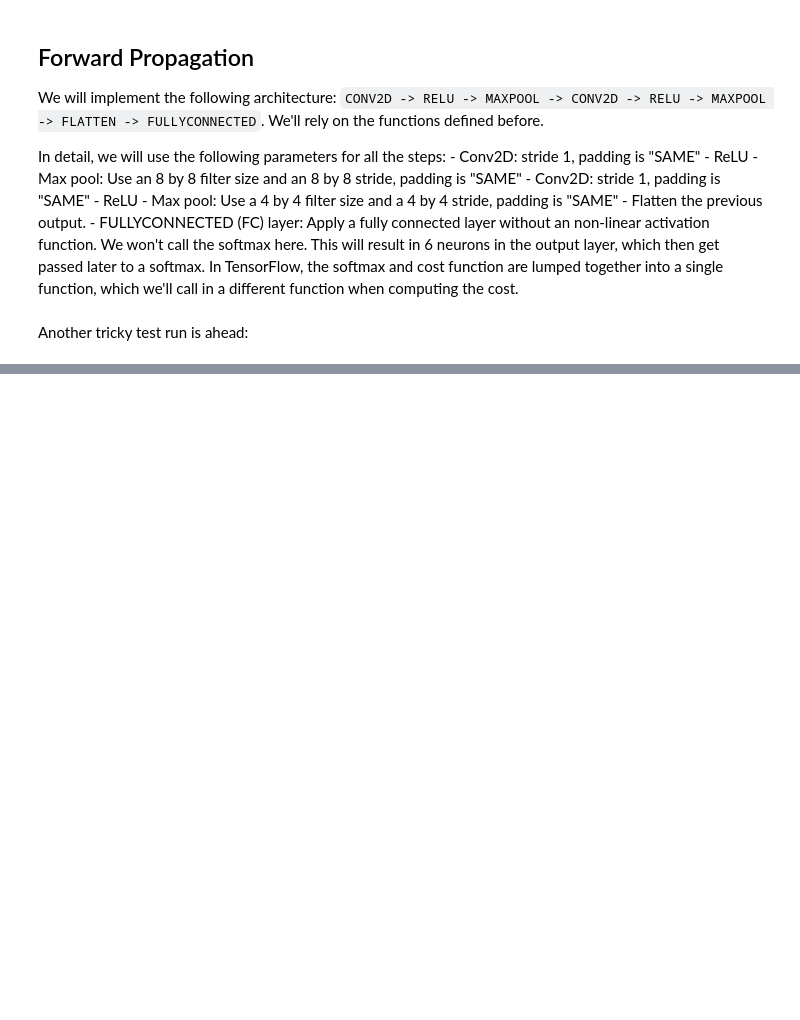
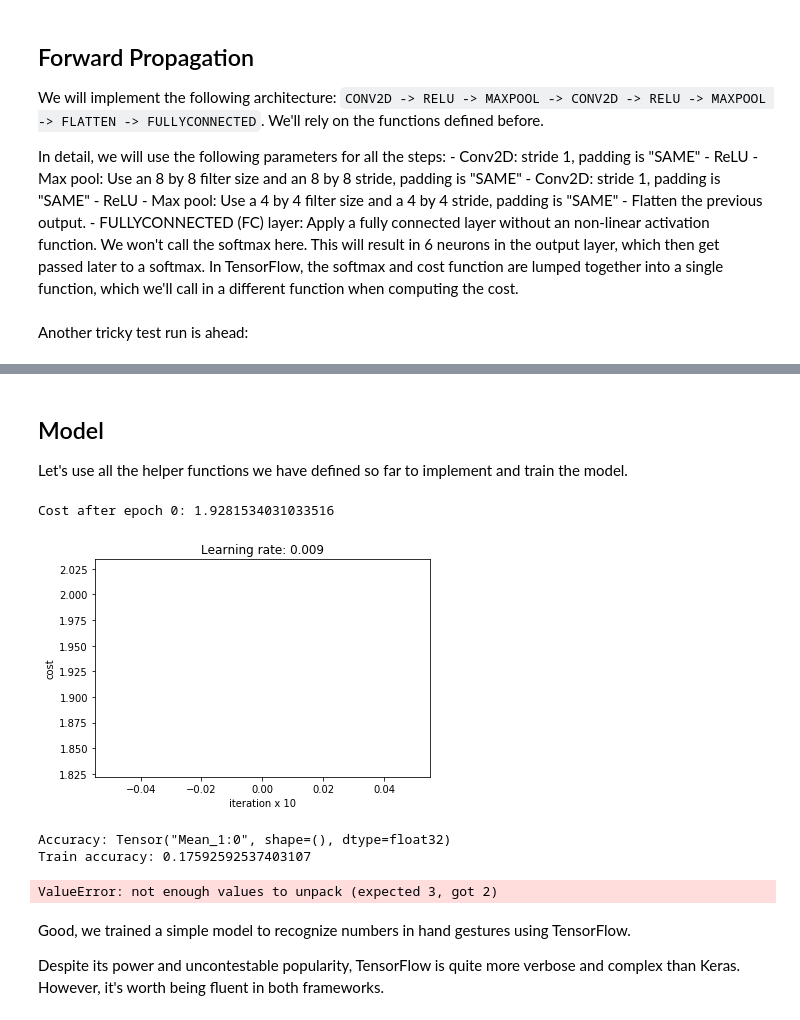
Before and after one commit to jesus-a-martinez-v/sign-recognizer-tf, a Jupyter notebook: SIGN Recognizer.ipynb, the cells around one changed output, grey strips where cells are left out. Saved outputs shown, nothing was run; the diff lists cells and outputs as text; code cells hidden in the pictures; blank space fills up the shorter version.

```diff
--- a/SIGN Recognizer.ipynb
+++ b/SIGN Recognizer.ipynb
@@ -142,14 +142,14 @@ def forward_propagation(X, parameters):
     W2 = parameters['W2']
 
     # Conv2D: stride 1, padding is "SAME"
-    out = tf.nn.conv2d(X, W1, stride=[1, 1, 1, 1], padding='SAME')
+    out = tf.nn.conv2d(X, W1, strides=[1, 1, 1, 1], padding='SAME')
     # RELU
     out = tf.nn.relu(out)
     # Max pool: Use an 8 by 8 filter size and an 8 by 8 stride, padding is "SAME"
     out = tf.nn.max_pool(out, ksize=[1, 8, 8, 1], strides=[1, 8, 8, 1], padding='SAME')
 
     # Conv2D: stride 1, padding is "SAME"
-    out = tf.nn.conv2d(out, W2, stride=[1, 1, 1, 1], padding='SAME')
+    out = tf.nn.conv2d(out, W2, strides=[1, 1, 1, 1], padding='SAME')
     # RELU
     out = tf.nn.relu(out)
     # Max pool: Use a 4 by 4 filter size and a 4 by 4 stride, padding is "SAME"
@@ -163,3 +163,20 @@ def forward_propagation(X, parameters):
     return out
 # %% [markdown]
 Another tricky test run is ahead:
+# %%
+tf.reset_default_graph()
+
+with tf.Session() as s:
+    np.random.seed(1)
+
+    X, y = create_placeholders(64, 64, 3, 6)
+    parameters = initialize_parameters()
+    fp = forward_propagation(X, parameters)
+
+    initializer = tf.global_variables_initializer()
+
+    s.run(initializer)
+
+    result = s.run(fp, {X: np.random.randn(2, 64, 64, 3), y: np.random.randn(2, 6)})
+
+    print(f'Result: {result}')
@@ -165,0 +188,3 @@ Another tricky test run is ahead:
+# %%
+def compute_cost(logits, labels):
+    return tf.reduce_mean(tf.nn.softmax_cross_entropy_with_logits(logits=logits, labels=labels))
@@ -165,0 +193,18 @@ Another tricky test run is ahead:
+# %%
+tf.reset_default_graph()
+
+with tf.Session() as s:
+    np.random.seed(1)
+
+    X, y = create_placeholders(64, 64, 3, 6)
+    parameters = initialize_parameters()
+
+    fp = forward_propagation(X, parameters)
+    cost = compute_cost(fp, y)
+
+    initializer = tf.global_variables_initializer()
+    s.run(initializer)
+
+    result = s.run(cost, {X: np.random.randn(4, 64, 64, 3), y: np.random.randn(4, 6)})
+
+    print(f'Result: {result}')
@@ -165,0 +221,4 @@ Another tricky test run is ahead:
+# %% [markdown]
+## Model
+
+Let's use all the helper functions we have defined so far to implement and train the model.
@@ -165,0 +288,12 @@ Another tricky test run is ahead:
+# %%
+_, parameters = model(X_train, y_train, epochs=1)
+# %% [output]
+Cost after epoch 0: 1.9281534031033516
+[figure, added]
+Accuracy: Tensor("Mean_1:0", shape=(), dtype=float32)
+Train accuracy: 0.17592592537403107
+ValueError: not enough values to unpack (expected 3, got 2)
+# %% [markdown]
+Good, we trained a simple model to recognize numbers in hand gestures using TensorFlow.
+
+Despite its power and uncontestable popularity, TensorFlow is quite more verbose and complex than Keras. However, it's worth being fluent in both frameworks.
```
Also changed, not shown: parts of 6 cells of this notebook, 1 other file.
